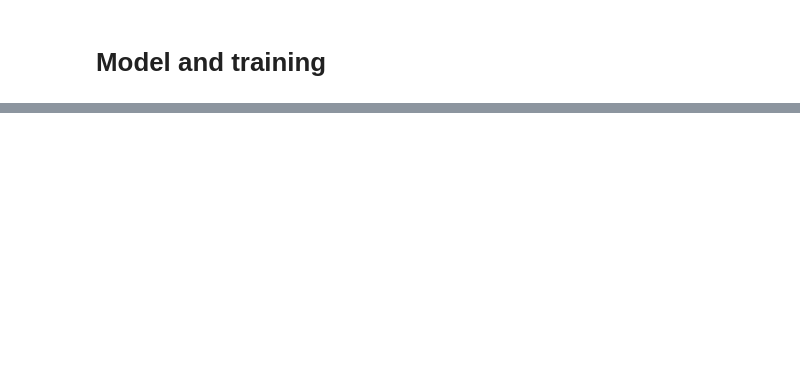
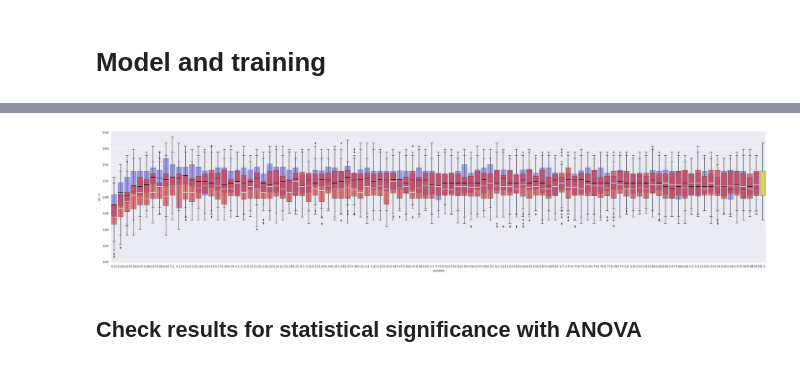
Before and after one commit to genxnetwork/fl-genomics, a Jupyter notebook: src/JupyterNotebooks/pruning.ipynb, the cells around one changed output, grey strips where cells are left out. Cells and saved outputs as stored; diff of their text form; code cells hidden in the pictures; blank space fills up the shorter version.

```diff
--- a/src/JupyterNotebooks/pruning.ipynb
+++ b/src/JupyterNotebooks/pruning.ipynb
@@ -107,0 +146,20 @@ plot.set(xlabel='pruning threshold', ylabel='RF accuracy')
+# %%
+scores_fake = {}
+for value in scores_total:
+    scores_fake[value] = scores_total[value]['test.fake']
+df_fake = pd.melt(pd.DataFrame.from_dict(scores_fake))
+df_fake['variable'] = pd.to_numeric(df_fake['variable'])
+
+scores_real = {}
+for value in scores_total:
+    scores_real[value] = scores_total[value]['test']
+df_real = pd.melt(pd.DataFrame.from_dict(scores_real))
+df_real['variable'] = pd.to_numeric(df_real['variable'])
+
+
+scores_nop = {}
+scores_nop['1'] = [float(value) for value in value_nop]
+df_nop = pd.melt(pd.DataFrame.from_dict(scores_nop))
+df_nop['variable'] = pd.to_numeric(df_nop['variable'])
+df_real = pd.concat([df_real, df_nop])
+df_fake = pd.concat([df_fake, df_nop])
@@ -107,0 +180,15 @@ plot.set(xlabel='pruning threshold', ylabel='RF accuracy')
+# %%
+a4_dims = (40, 8.27)
+
+fig, ax = pyplot.subplots(figsize=a4_dims)
+
+plot = sns.boxplot(x='variable', y='value', data=df_real, ax=ax, boxprops=dict(alpha=.4), color="blue", medianprops={'color':'black'})
+plot = sns.boxplot(x='variable', y='value', data=df_fake, ax=ax, boxprops=dict(alpha=.6), color="red", medianprops={'color':'white'})
+mybox = plot.patches[-1] # `patches` instead of `artists`
+
+# Change the appearance of that box
+mybox.set_facecolor('yellow')
+# %% [output]
+[figure, added]
+# %% [markdown]
+## Check results for statistical significance with ANOVA
```
Also changed, not shown: parts of 22 cells of this notebook.
